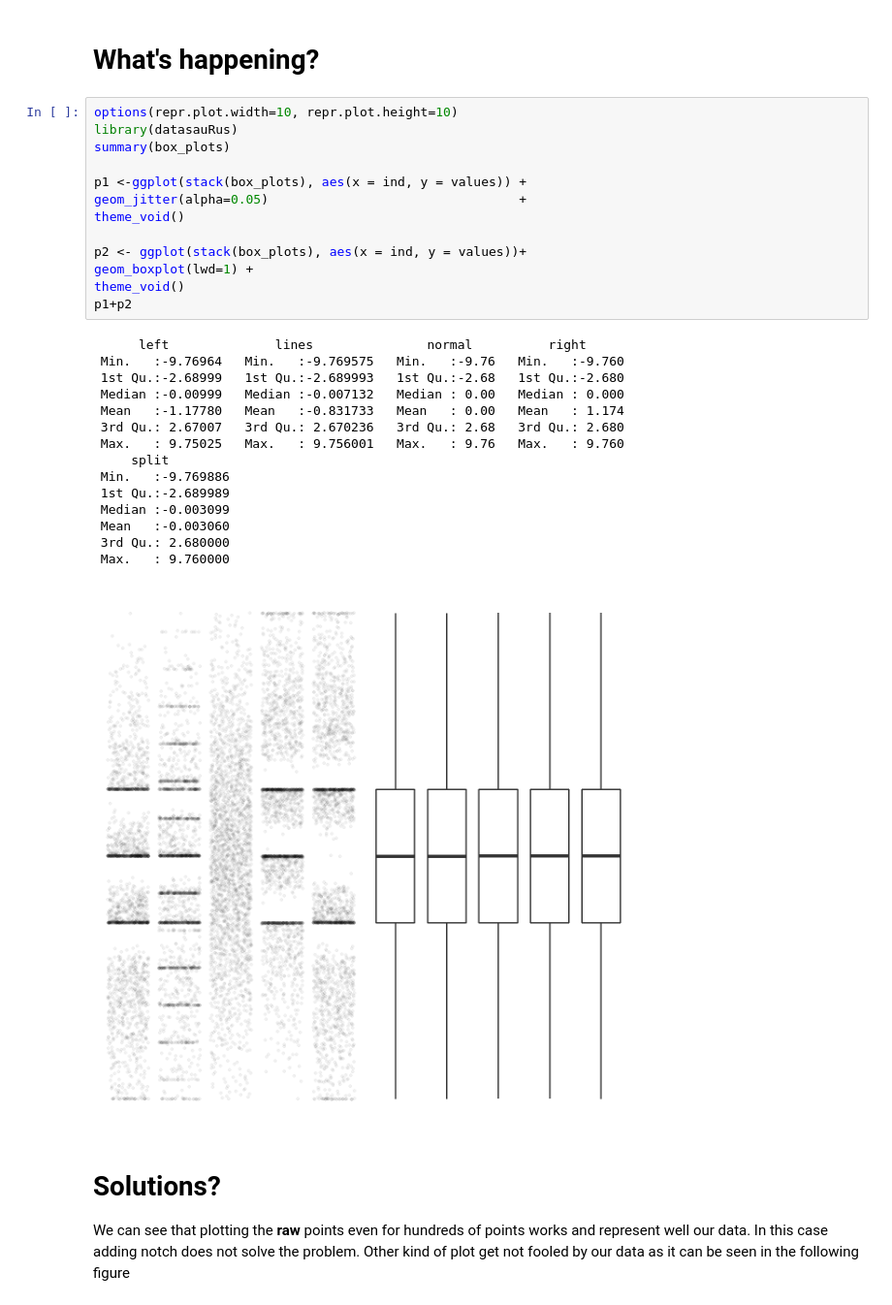
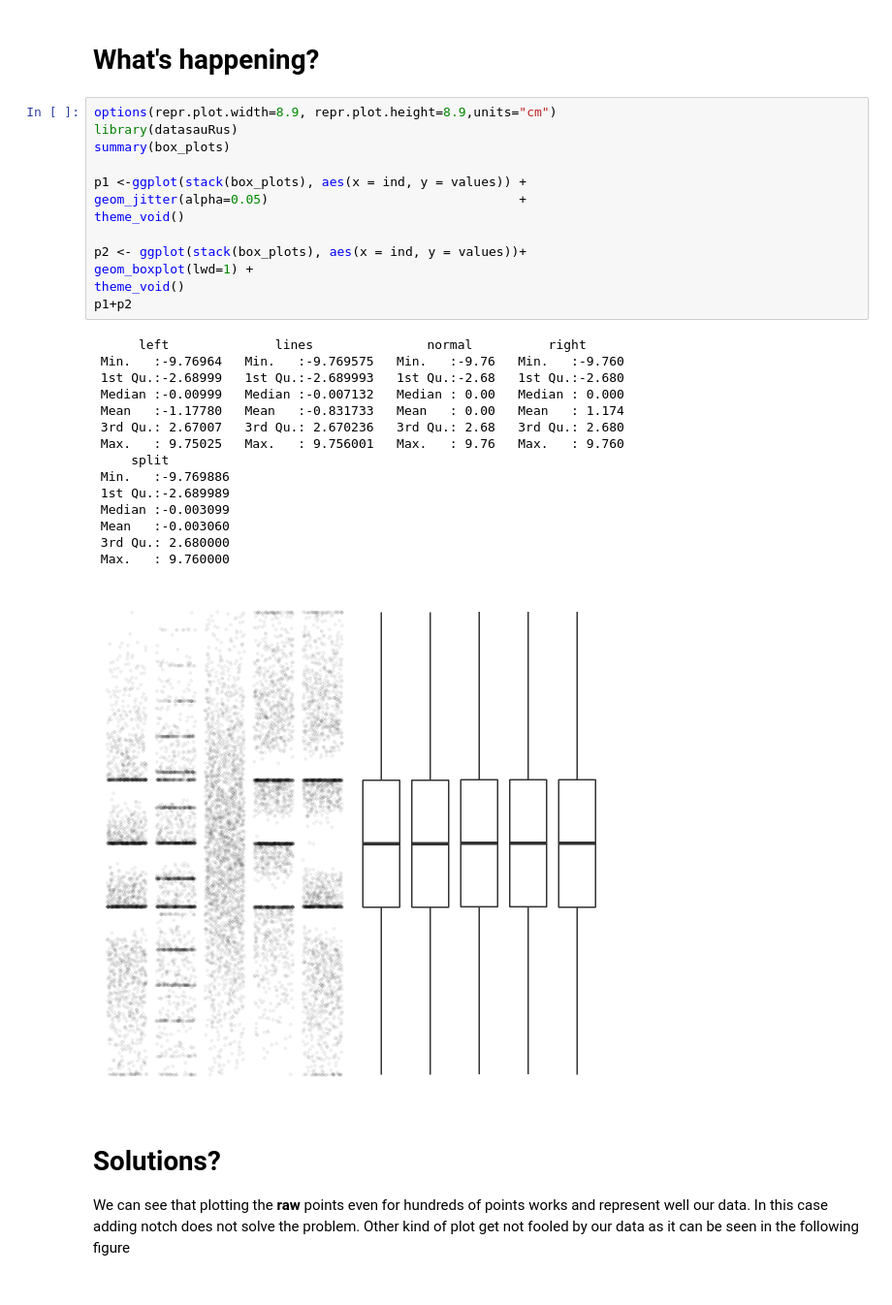
Before and after one commit to jojosgithub/blog, a Jupyter notebook: _notebooks/2021-06-18-boxplot.ipynb, the cells around one changed output. Shown: that part at 97% size. Saved outputs shown, nothing was run; the diff lists cells and outputs as text.

```diff
--- a/_notebooks/2021-06-18-boxplot.ipynb
+++ b/_notebooks/2021-06-18-boxplot.ipynb
@@ -171,34 +171,34 @@ the following case can happen. we will load the dataset from the `datasauRus` pa
 # %% [markdown]
 # What's happening?
 # %%
-options(repr.plot.width=10, repr.plot.height=10)
+options(repr.plot.width=8.9, repr.plot.height=8.9,units="cm")
 library(datasauRus)
 summary(box_plots)
 
 p1 <-ggplot(stack(box_plots), aes(x = ind, y = values)) +
 geom_jitter(alpha=0.05)                                 +
 theme_void()
 
 p2 <- ggplot(stack(box_plots), aes(x = ind, y = values))+
 geom_boxplot(lwd=1) +
 theme_void()
 p1+p2
 # %% [output]
       left              lines               normal          right
  Min.   :-9.76964   Min.   :-9.769575   Min.   :-9.76   Min.   :-9.760
  1st Qu.:-2.68999   1st Qu.:-2.689993   1st Qu.:-2.68   1st Qu.:-2.680
  Median :-0.00999   Median :-0.007132   Median : 0.00   Median : 0.000
  Mean   :-1.17780   Mean   :-0.831733   Mean   : 0.00   Mean   : 1.174
  3rd Qu.: 2.67007   3rd Qu.: 2.670236   3rd Qu.: 2.68   3rd Qu.: 2.680
  Max.   : 9.75025   Max.   : 9.756001   Max.   : 9.76   Max.   : 9.760
      split
  Min.   :-9.769886
  1st Qu.:-2.689989
  Median :-0.003099
  Mean   :-0.003060
  3rd Qu.: 2.680000
  Max.   : 9.760000
-[figure, old version]
+[figure, new version]
 # %% [markdown]
 # Solutions?
 We can see that plotting the **raw** points even for hundreds of points works and represent well our data. In this case adding notch does not solve the problem. Other kind of plot get not fooled by our data as it can be seen in the following figure
```
Also changed, not shown: parts of 6 cells of this notebook, 4 other files.
